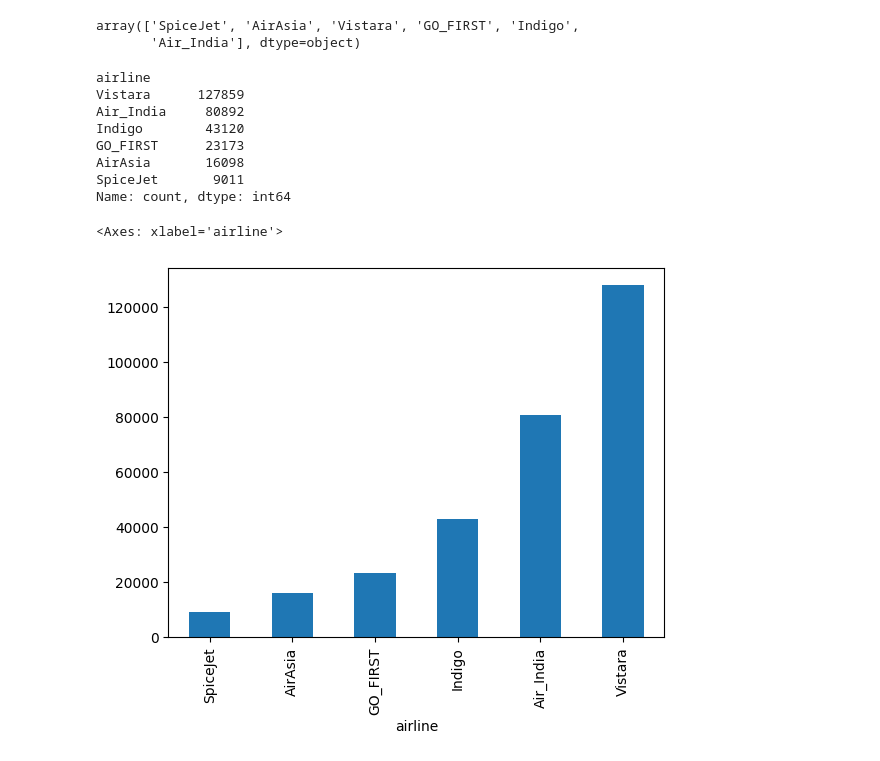
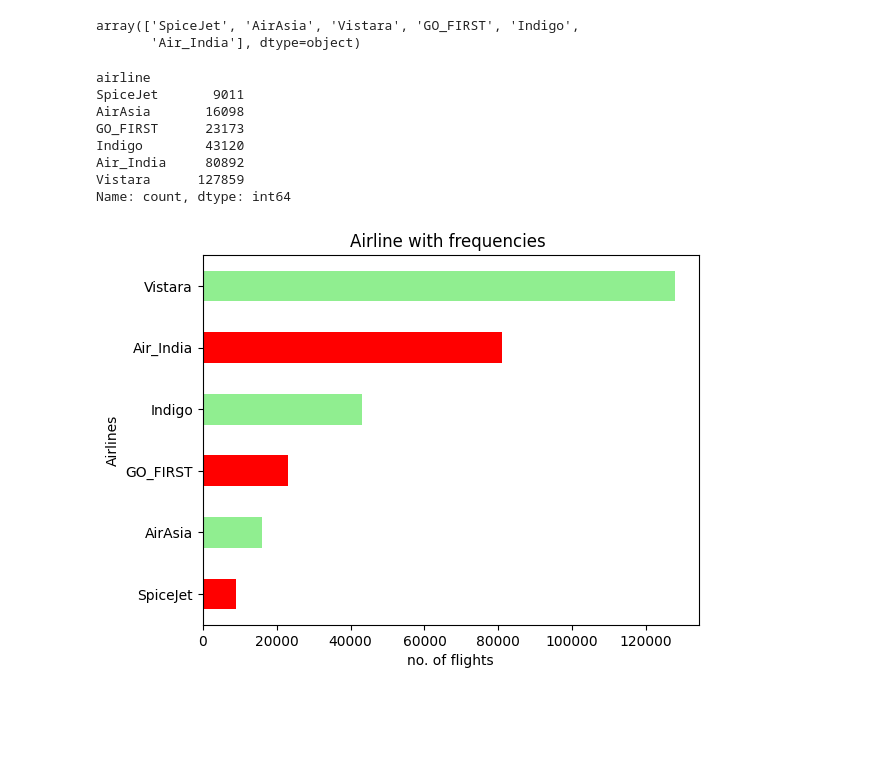
Before and after one commit to Shemanto1/python-final-project, a Jupyter notebook: main.ipynb, the cells around one changed output. Drawn from its saved outputs; the diff is of its cells as text; code cells hidden in the pictures; blank space fills up the shorter version.

```diff
--- a/main.ipynb
+++ b/main.ipynb
@@ -170,20 +170,23 @@ array(['SpiceJet', 'AirAsia', 'Vistara', 'GO_FIRST', 'Indigo',
 # %%
 # showing airlines with their frequiences..
 
-data['airline'].value_counts()
+data['airline'].value_counts(ascending =True)
 # %% [output]
 airline
+SpiceJet       9011
+AirAsia       16098
+GO_FIRST      23173
+Indigo        43120
+Air_India     80892
 Vistara      127859
-Air_India     80892
-Indigo        43120
-GO_FIRST      23173
-AirAsia       16098
-SpiceJet       9011
 Name: count, dtype: int64
 # %%
-# showing airlines with frequencies using bar graph
+# showing airlines with frequencies using horizontal bar
 
-data['airline'].value_counts(ascending = True).plot.bar()
+data['airline'].value_counts(ascending = True).plot.barh(color =['red','lightgreen'])
+plt.title("Airline with frequencies ")
+plt.xlabel("no. of flights")
+plt.ylabel("Airlines")
+plt.show()
 # %% [output]
-<Axes: xlabel='airline'>
-[figure, old version]
+[figure, new version]
```
Also changed, not shown: parts of 13 cells of this notebook.
